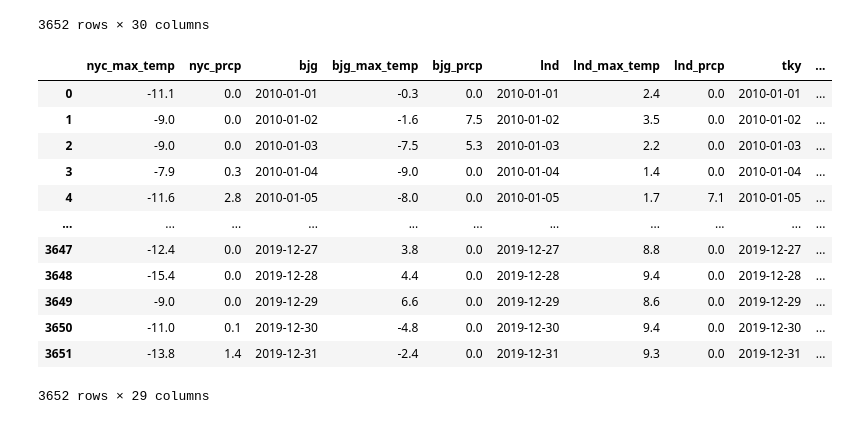
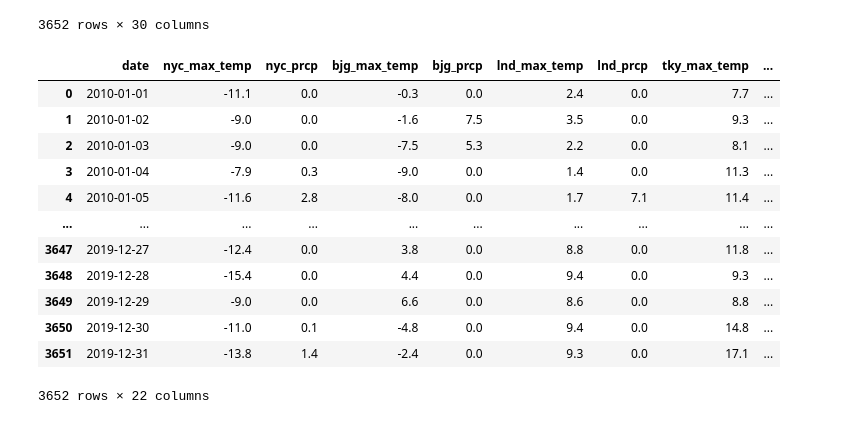
Before and after one commit to AditiGMI/Project-3_Group_7, a Jupyter notebook: df_rename.ipynb, the cells around one changed output. Drawn from its saved outputs; the diff is of its cells as text; code cells hidden in the pictures.

```diff
--- a/df_rename.ipynb
+++ b/df_rename.ipynb
@@ -44,20 +44,21 @@ weather_one_df
 | 3651 | 2019-12-31 | -13.8 | 1.4 | 2019-12-31 | -2.4 | 0.0 | 2019-12-31 | 9.3 | 0.0 | ... |
 3652 rows × 30 columns
 # %%
-weather_one_df2 = weather_one_df.drop(weather_one_df.columns[0],axis=1)
-weather_one_df2
+weather_one_df2 = weather_one_df.drop(columns=['bjg', 'lnd','tky','mxc','hnl','ryk','hbt','fcl',])
+weather_one_df3 = weather_one_df2.rename(columns={"nyc": "date"})
+weather_one_df3
 # %% [output]
-|  | nyc_max_temp | nyc_prcp | bjg | bjg_max_temp | bjg_prcp | lnd | lnd_max_temp | lnd_prcp | tky | ... |
-| 0 | -11.1 | 0.0 | 2010-01-01 | -0.3 | 0.0 | 2010-01-01 | 2.4 | 0.0 | 2010-01-01 | ... |
-| 1 | -9.0 | 0.0 | 2010-01-02 | -1.6 | 7.5 | 2010-01-02 | 3.5 | 0.0 | 2010-01-02 | ... |
-| 2 | -9.0 | 0.0 | 2010-01-03 | -7.5 | 5.3 | 2010-01-03 | 2.2 | 0.0 | 2010-01-03 | ... |
-| 3 | -7.9 | 0.3 | 2010-01-04 | -9.0 | 0.0 | 2010-01-04 | 1.4 | 0.0 | 2010-01-04 | ... |
-| 4 | -11.6 | 2.8 | 2010-01-05 | -8.0 | 0.0 | 2010-01-05 | 1.7 | 7.1 | 2010-01-05 | ... |
-| ... | ... | ... | ... | ... | ... | ... | ... | ... | ... | ... |
-| 3647 | -12.4 | 0.0 | 2019-12-27 | 3.8 | 0.0 | 2019-12-27 | 8.8 | 0.0 | 2019-12-27 | ... |
-| 3648 | -15.4 | 0.0 | 2019-12-28 | 4.4 | 0.0 | 2019-12-28 | 9.4 | 0.0 | 2019-12-28 | ... |
-| 3649 | -9.0 | 0.0 | 2019-12-29 | 6.6 | 0.0 | 2019-12-29 | 8.6 | 0.0 | 2019-12-29 | ... |
-| 3650 | -11.0 | 0.1 | 2019-12-30 | -4.8 | 0.0 | 2019-12-30 | 9.4 | 0.0 | 2019-12-30 | ... |
-| 3651 | -13.8 | 1.4 | 2019-12-31 | -2.4 | 0.0 | 2019-12-31 | 9.3 | 0.0 | 2019-12-31 | ... |
+|  | date | nyc_max_temp | nyc_prcp | bjg_max_temp | bjg_prcp | lnd_max_temp | lnd_prcp | tky_max_temp | ... |
+| 0 | 2010-01-01 | -11.1 | 0.0 | -0.3 | 0.0 | 2.4 | 0.0 | 7.7 | ... |
+| 1 | 2010-01-02 | -9.0 | 0.0 | -1.6 | 7.5 | 3.5 | 0.0 | 9.3 | ... |
+| 2 | 2010-01-03 | -9.0 | 0.0 | -7.5 | 5.3 | 2.2 | 0.0 | 8.1 | ... |
+| 3 | 2010-01-04 | -7.9 | 0.3 | -9.0 | 0.0 | 1.4 | 0.0 | 11.3 | ... |
+| 4 | 2010-01-05 | -11.6 | 2.8 | -8.0 | 0.0 | 1.7 | 7.1 | 11.4 | ... |
+| ... | ... | ... | ... | ... | ... | ... | ... | ... | ... |
+| 3647 | 2019-12-27 | -12.4 | 0.0 | 3.8 | 0.0 | 8.8 | 0.0 | 11.8 | ... |
+| 3648 | 2019-12-28 | -15.4 | 0.0 | 4.4 | 0.0 | 9.4 | 0.0 | 9.3 | ... |
+| 3649 | 2019-12-29 | -9.0 | 0.0 | 6.6 | 0.0 | 8.6 | 0.0 | 8.8 | ... |
+| 3650 | 2019-12-30 | -11.0 | 0.1 | -4.8 | 0.0 | 9.4 | 0.0 | 14.8 | ... |
+| 3651 | 2019-12-31 | -13.8 | 1.4 | -2.4 | 0.0 | 9.3 | 0.0 | 17.1 | ... |
-3652 rows × 29 columns
+3652 rows × 22 columns
 # %%
```
Also changed, not shown: parts of 1 cell of this notebook.
